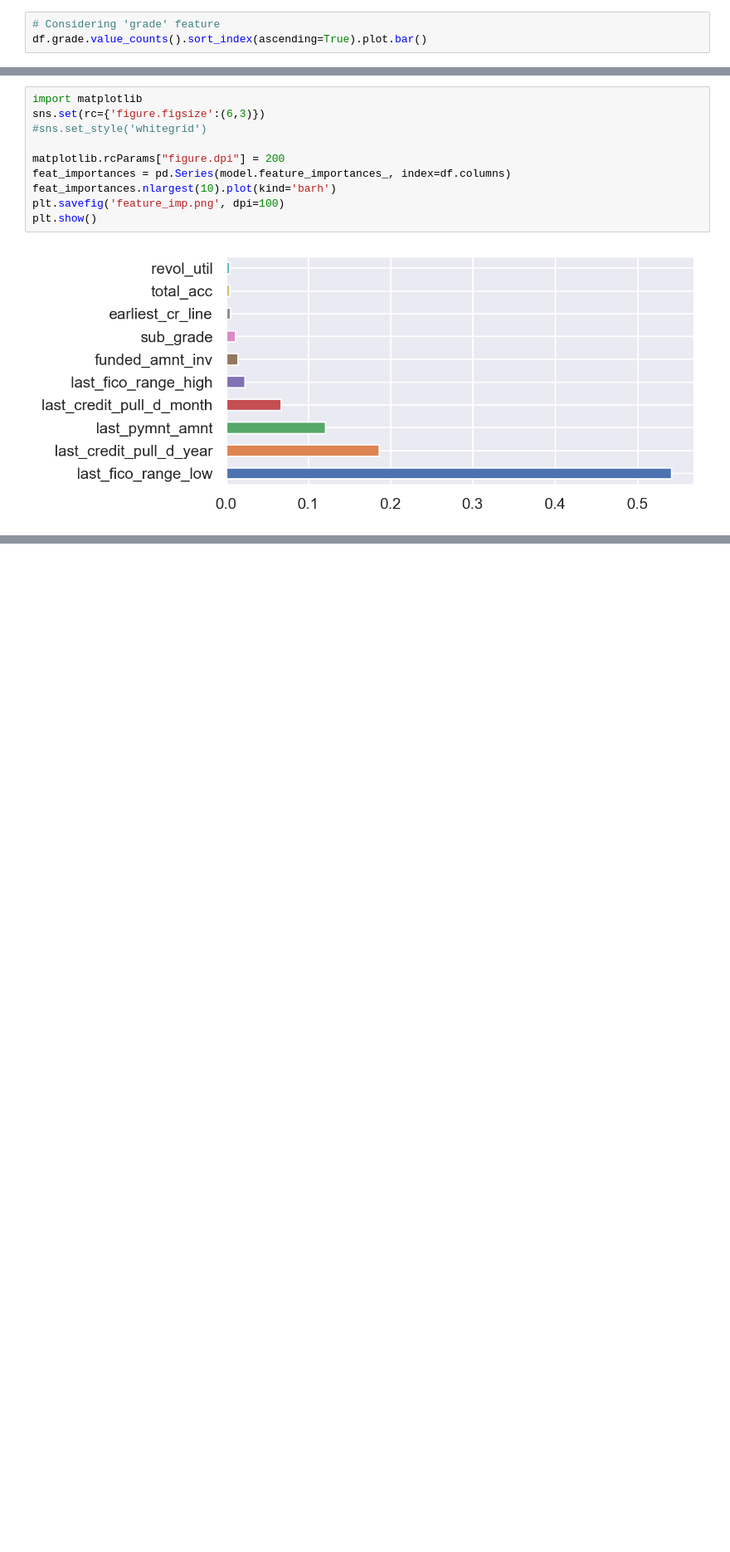
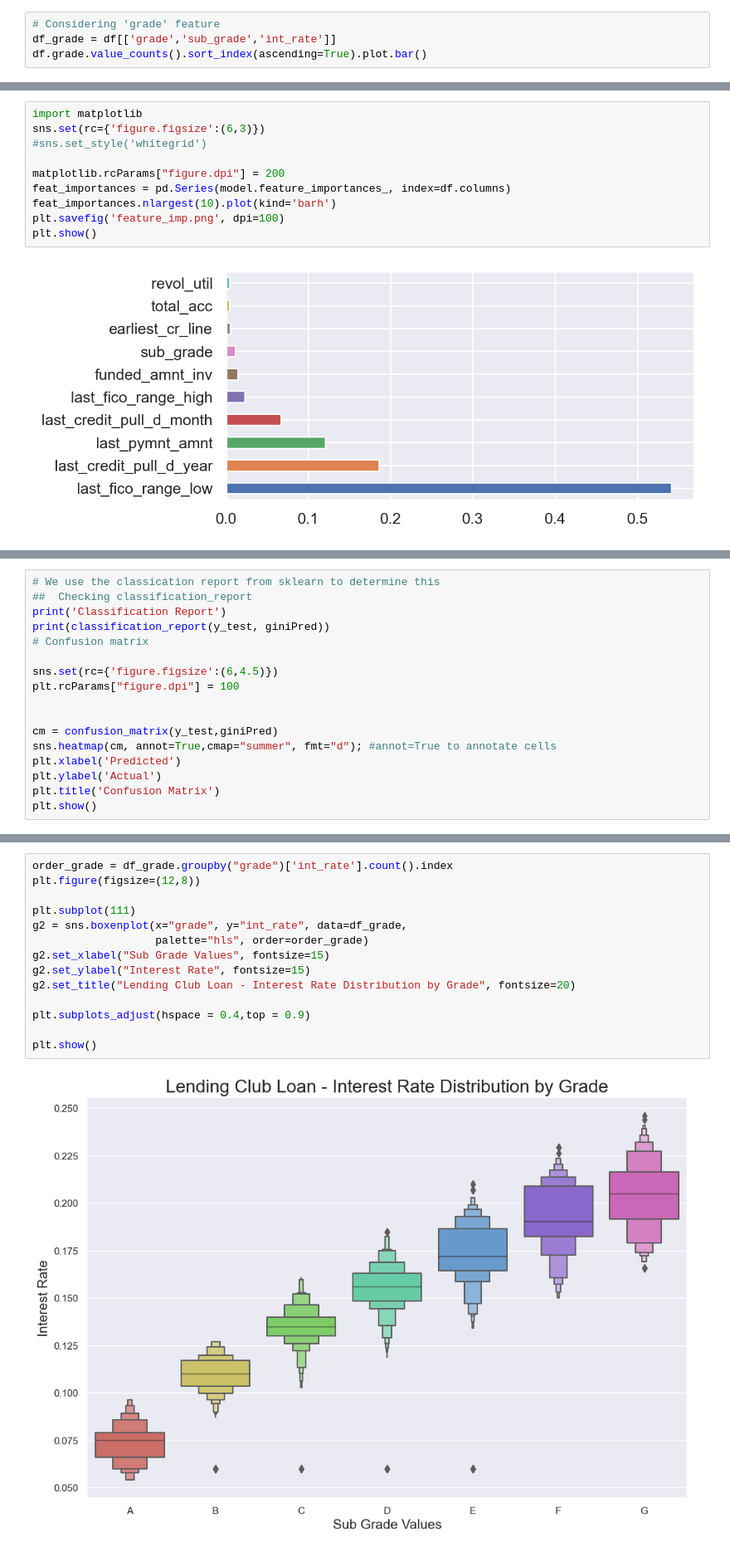
Before and after one commit to 786country/lending_club, a Jupyter notebook: lending_club.ipynb, the cells around one changed output, grey strips where cells are left out. Shown at 83% size. Cells and saved outputs as stored; diff of their text form; blank space fills up the shorter version.

```diff
--- a/lending_club.ipynb
+++ b/lending_club.ipynb
@@ -474,6 +465,7 @@ df.head(2)
 Grade associated with the loan. For more information: https://www.lendingclub.com/foliofn/rateDetail.action
 # %%
 # Considering 'grade' feature
+df_grade = df[['grade','sub_grade','int_rate']]
 df.grade.value_counts().sort_index(ascending=True).plot.bar()
 # %% [output]
 <matplotlib.axes._subplots.AxesSubplot at 0x...>
@@ -932,0 +900,17 @@ dtype: float64
+# %%
+# We use the classication report from sklearn to determine this
+##  Checking classification_report
+print('Classification Report')
+print(classification_report(y_test, giniPred))
+# Confusion matrix
+
+sns.set(rc={'figure.figsize':(6,4.5)})
+plt.rcParams["figure.dpi"] = 100
+
+
+cm = confusion_matrix(y_test,giniPred)
+sns.heatmap(cm, annot=True,cmap="summer", fmt="d"); #annot=True to annotate cells
+plt.xlabel('Predicted')
+plt.ylabel('Actual')
+plt.title('Confusion Matrix')
+plt.show()
@@ -932,0 +932,16 @@ dtype: float64
+# %%
+order_grade = df_grade.groupby("grade")['int_rate'].count().index
+plt.figure(figsize=(12,8))
+
+plt.subplot(111)
+g2 = sns.boxenplot(x="grade", y="int_rate", data=df_grade,
+                   palette="hls", order=order_grade)
+g2.set_xlabel("Sub Grade Values", fontsize=15)
+g2.set_ylabel("Interest Rate", fontsize=15)
+g2.set_title("Lending Club Loan - Interest Rate Distribution by Grade", fontsize=20)
+
+plt.subplots_adjust(hspace = 0.4,top = 0.9)
+
+plt.show()
+# %% [output]
+[figure, added]
```
Also changed, not shown: parts of 41 cells of this notebook, 1 other file.
